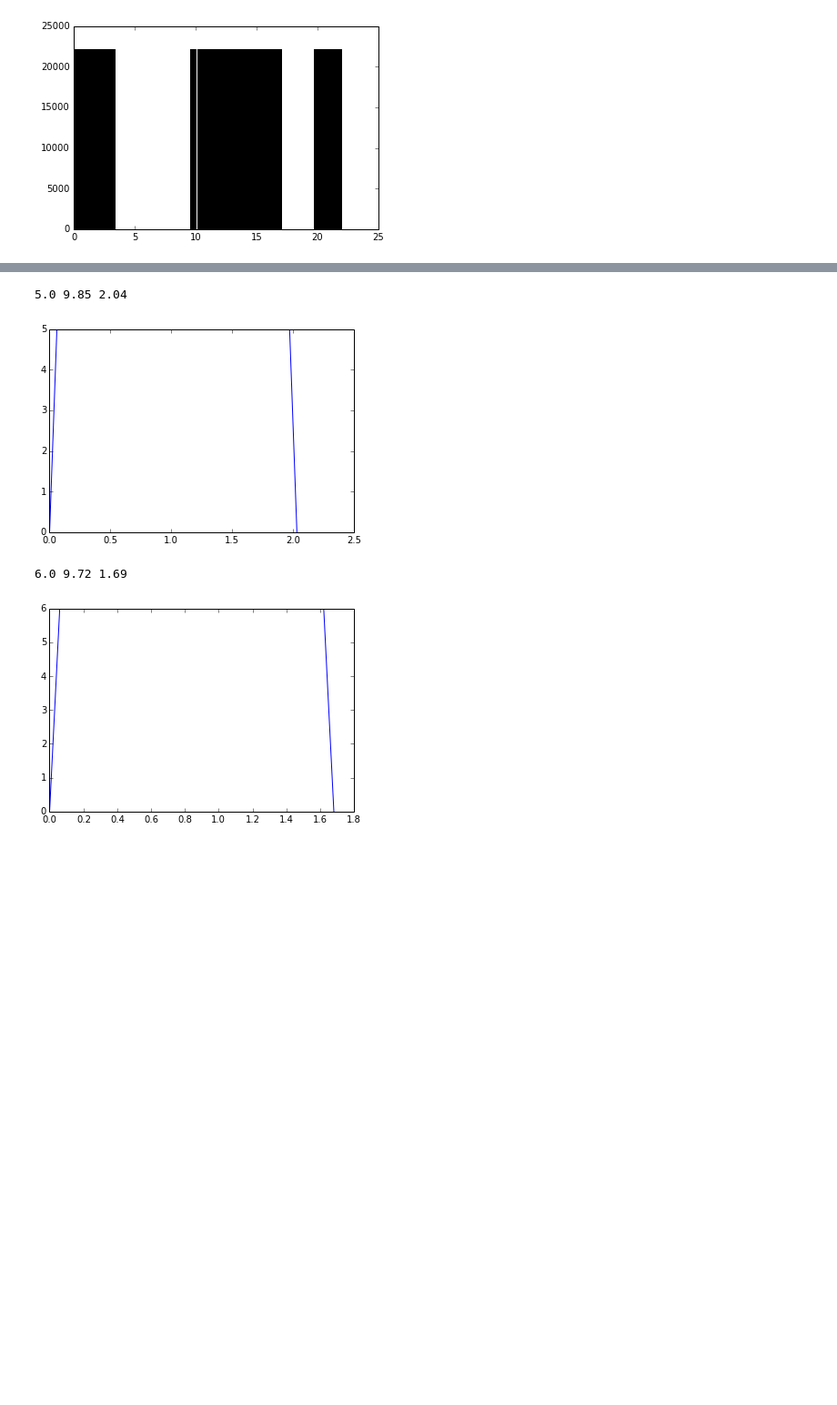
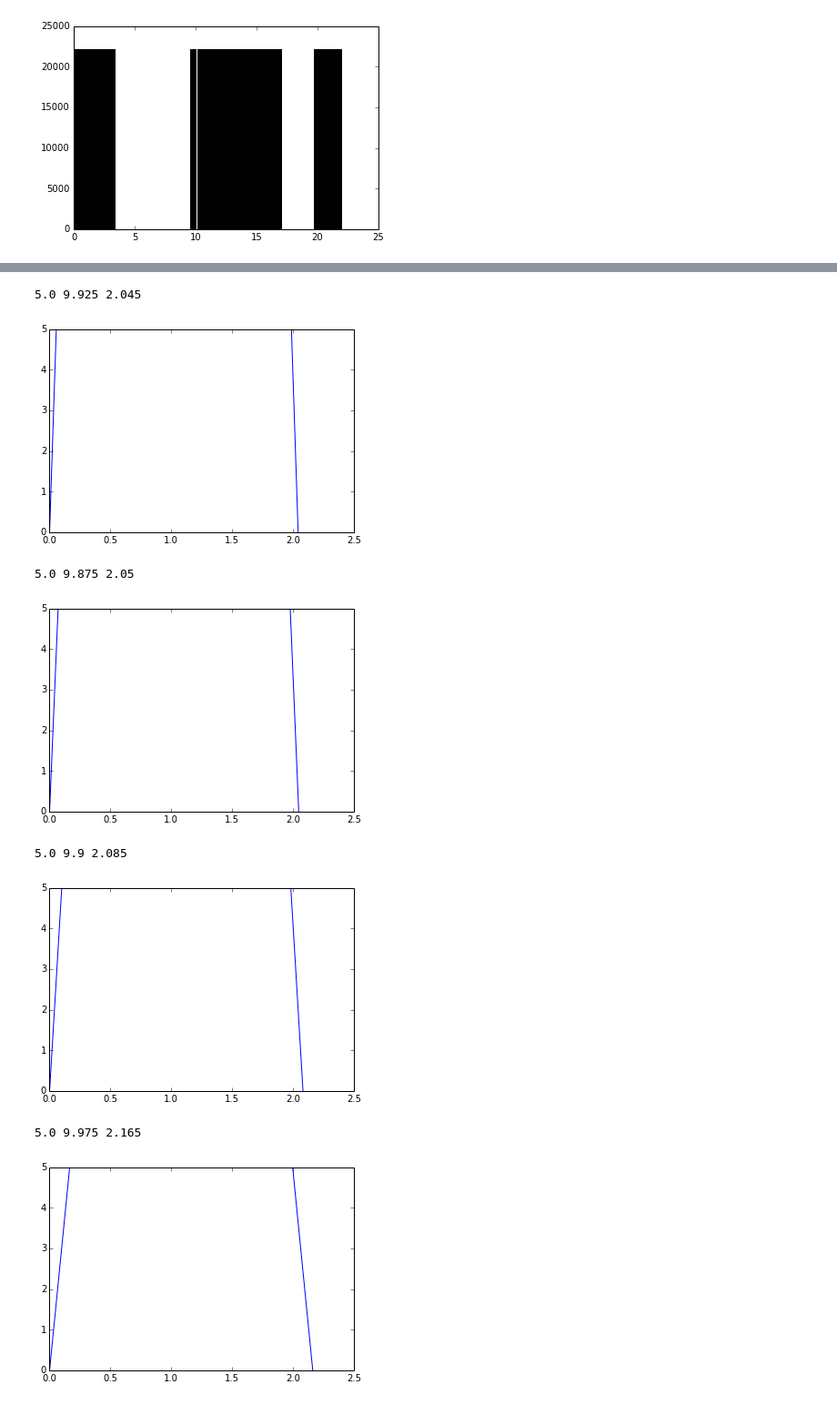
Before and after one commit to pleopard93/OpenSpirometryAnalysis, a Jupyter notebook: Sandbox.ipynb, the cells around one changed output, grey strips where cells are left out. Shown: that part at 91% size. Saved outputs shown, nothing was run; the diff lists cells and outputs as text; code cells hidden in the pictures; blank space fills up the shorter version.

```diff
--- a/Sandbox.ipynb
+++ b/Sandbox.ipynb
@@ -193,8 +193,8 @@ def create_custom_wf(PEF,name):
         f.write('Group=OpenSpiro\nName=%s\nType=FT\nFreq=%d\nExpStart=0\n\n'%((name,fs)))
 
         FVC = 20
-        numpoints = 500
-        while FVC >= 10:
+        numpoints = 1000
+        while FVC > 9.9999:
             numpoints = numpoints-5
             data = np.linspace(0,PEF,numpoints)
             data = np.hstack((data,np.ones((int(fs/5)))*PEF,data[::-1]))
@@ -208,6 +208,6 @@ def create_custom_wf(PEF,name):
     plt.plot(np.array(range(len(data)))/float(fs),data)
     plt.show()
 # %%
-for i,PEF in enumerate([5.0,6.0,7.0,8.0,9.0,10.0,11.0]):
-    create_custom_wf(PEF,'Custom%02d'%(i+1))
+for i,PEF in enumerate([1.0,2.0,3.0,4.0,5.0,6.0,7.0,8.0,9.0,10.0,11.0]):
+    create_custom_wf(PEF,'Custom%02d'%(i+6))
 # %% [output]
@@ -233,7 +232,7 @@ def create_custom_wf_rise(data,name):
 
     PEF = data[0]
     rise = data[1]
-    fs = 100
+    fs = 200
     with open('%s.wf'%(name),'w') as f:
         f.write('[Header]\n')
         f.write('Group=OpenSpiro\nName=%s\nType=FT\nFreq=%d\nExpStart=0\n\n'%((name,fs)))
@@ -253,10 +252,14 @@ def create_custom_wf_rise(data,name):
     plt.plot(np.array(range(len(data)))/float(fs),data)
     plt.show()
 # %%
-for i,data in enumerate([(5.0,80.0),(6.0,90.0)]):
-    create_custom_wf_rise(data,'Custom_Rise%02d'%(i+1))
+for i,data in enumerate([(5.0,90.0),(5.0,70.0),(5.0,50.0),(5.0,30.0),(5.0,10.0)]):
+    create_custom_wf_rise(data,'Custom%02d'%(i+1))
 # %% [output]
-5.0 9.85 2.04
+5.0 9.925 2.045
-[figure, old version]
+[figure, new version]
-6.0 9.72 1.69
+5.0 9.875 2.05
-[figure, old version]
+[figure, new version]
+5.0 9.9 2.085
+[figure, added]
+5.0 9.975 2.165
+[figure, added]
```
Also changed, not shown: parts of 2 cells of this notebook, 16 other files.
